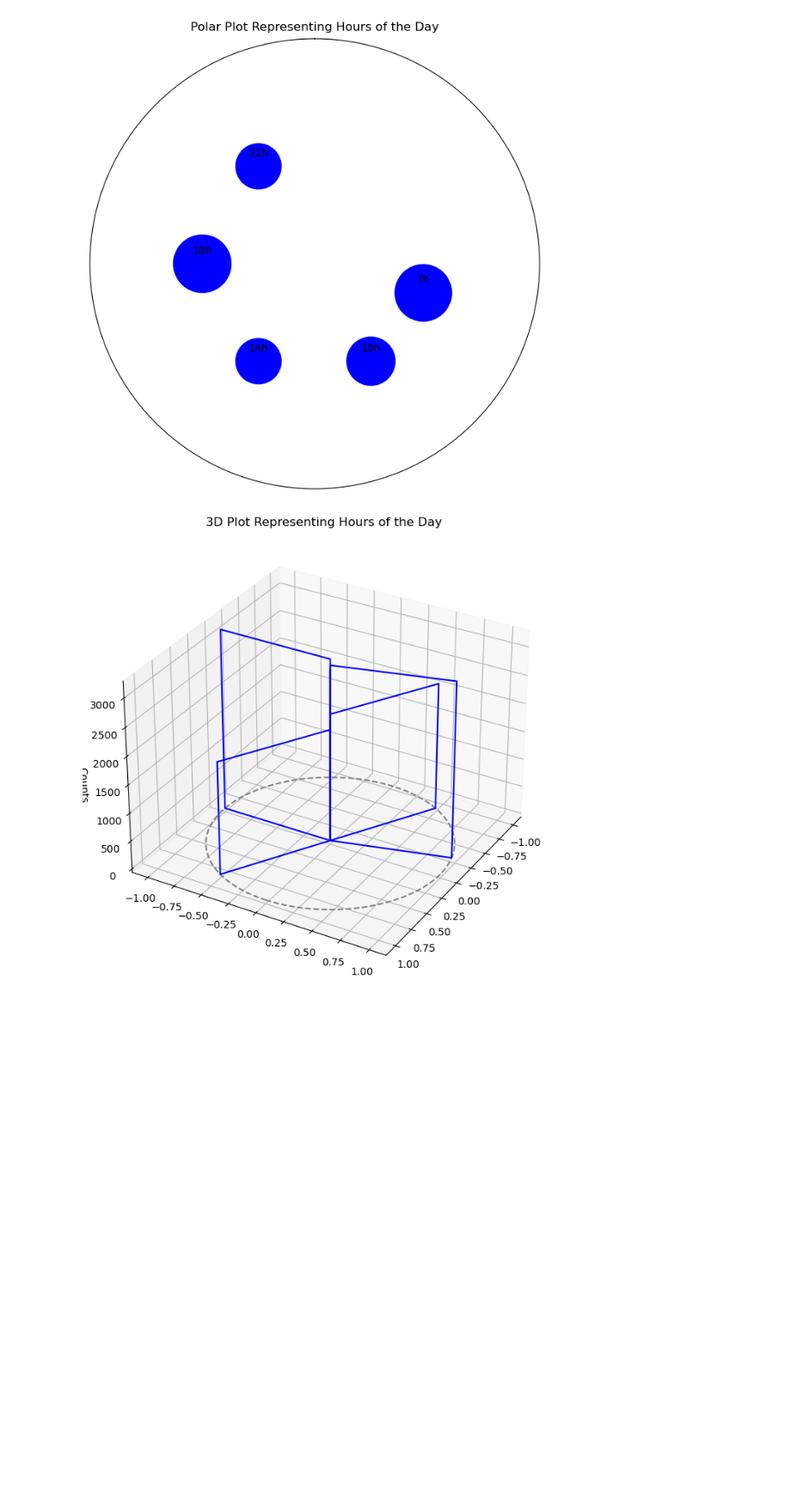
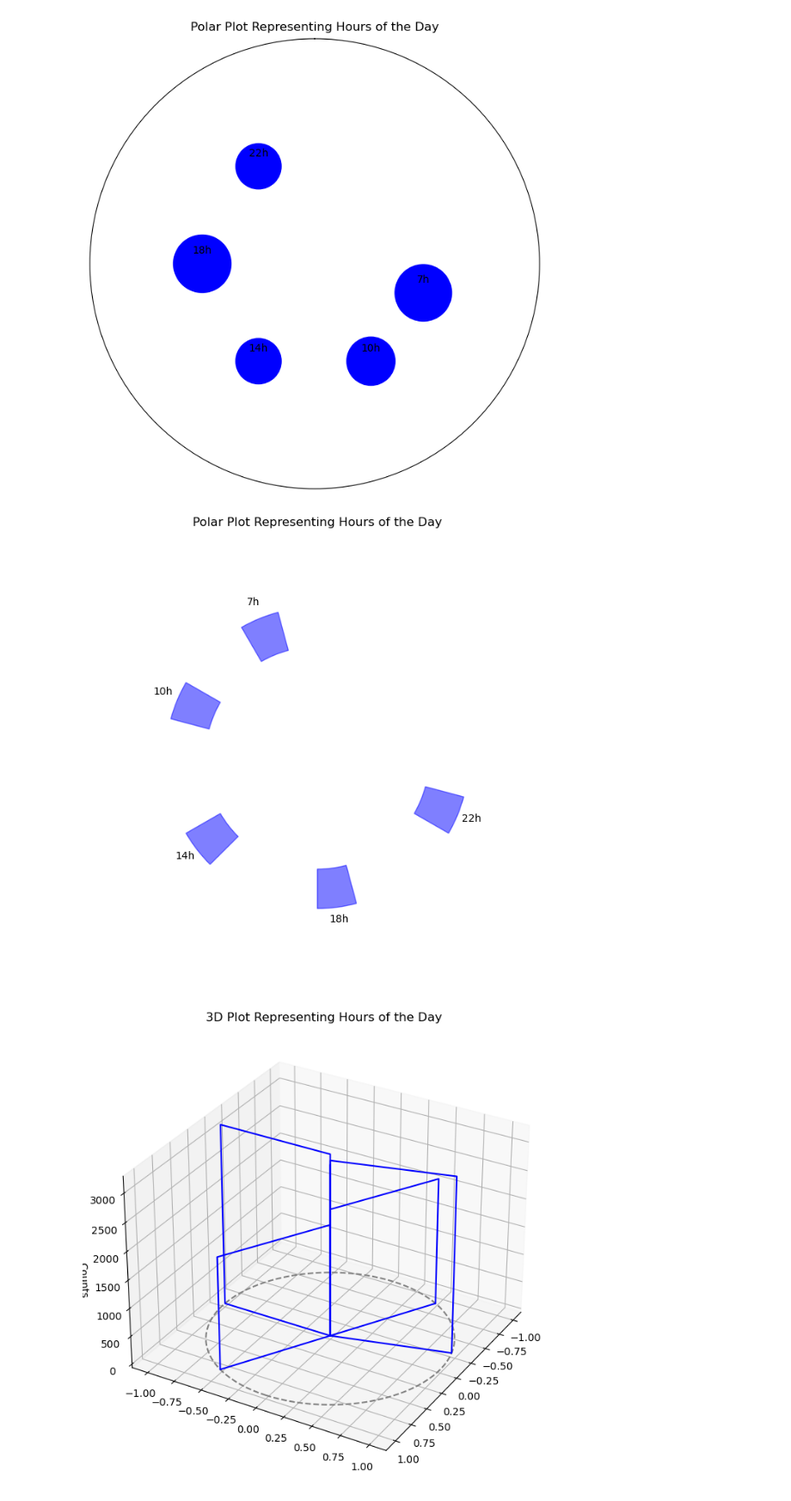
Before and after one commit to leobt23/Data_Mining, a Jupyter notebook: 1_eda/caria.ipynb, the cells around one changed output. Shown at 86% size. Drawn from its saved outputs; the diff is of its cells as text; code cells hidden in the pictures; blank space fills up the shorter version.

```diff
--- a/1_eda/caria.ipynb
+++ b/1_eda/caria.ipynb
@@ -523,6 +523,50 @@ ax.set_title("Polar Plot Representing Hours of the Day", va='bottom')
 plt.show()
 # %% [output]
 [figure]
+# %%
+import numpy as np
+import pandas as pd
+import matplotlib.pyplot as plt
+from matplotlib.patches import Wedge
+
+# Assume df_test1 exists with 'time_values', 'time_sin', 'time_cos' columns.
+
+# Extract unique hours
+unique_hours = df_test1['time_values'].unique()
+
+fig, ax = plt.subplots(figsize=(8, 8))
+
+# Define the radius and width for the slices
+radius = 1
+width = 2 * np.pi / 24  # Each slice has 1/24 of the full circle
+
+for hour in unique_hours:
+    # Calculate the starting and ending angles for each slice
+    start_angle = 360 * (hour / 24)
+    end_angle = start_angle + 360 / 24
+
+    # Create a wedge (slice) for the given hour
+    wedge = Wedge(center=(0, 0), r=radius, theta1=start_angle, theta2=end_angle, width=width, color='blue', alpha=0.5)
+    ax.add_patch(wedge)
+
+    # Label the slice
+    label_angle = np.radians(start_angle + 7.5)  # Adjusting 7.5 for better positioning
+    ax.annotate(f'{hour}h', xy=(np.cos(label_angle), np.sin(label_angle)), xytext=(1.1*np.cos(label_angle), 1.1*np.sin(label_angle)),
+                ha='center', fontsize=10)
+
+# Adjusting the axis and title
+ax.set_xlim([-1.5, 1.5])
+ax.set_ylim([-1.5, 1.5])
+ax.axis('off')  # Turn off the axis
+ax.set_title("Polar Plot Representing Hours of the Day")
+
+plt.show()
+
+
+# combining this plot with an image as background (of a clock)
+clock_image = plt.imread('/home/caria/Pictures/clock.png')
+# %% [output]
+[figure, added]
 # %%
 import numpy as np
 import matplotlib.pyplot as plt
```
